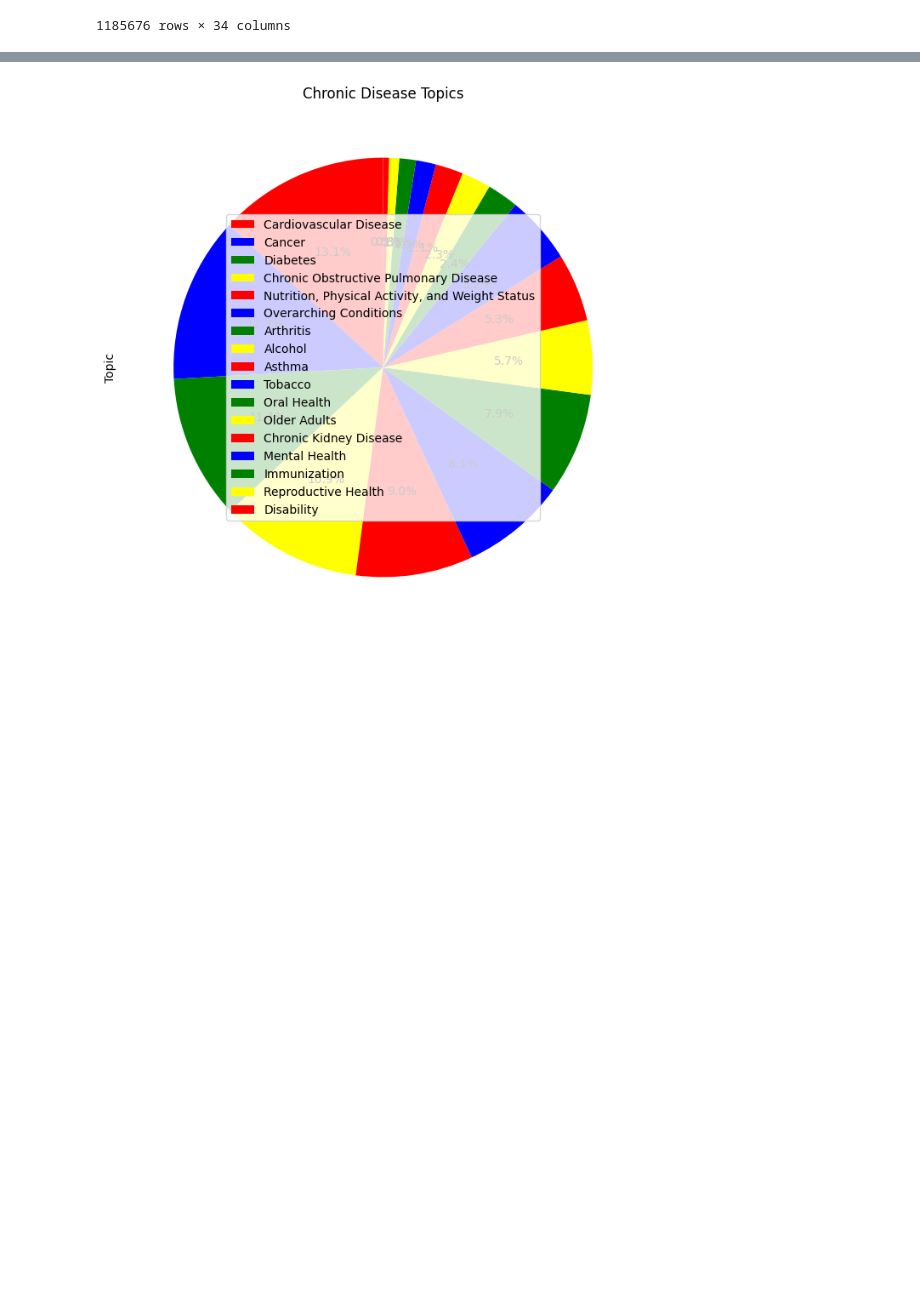
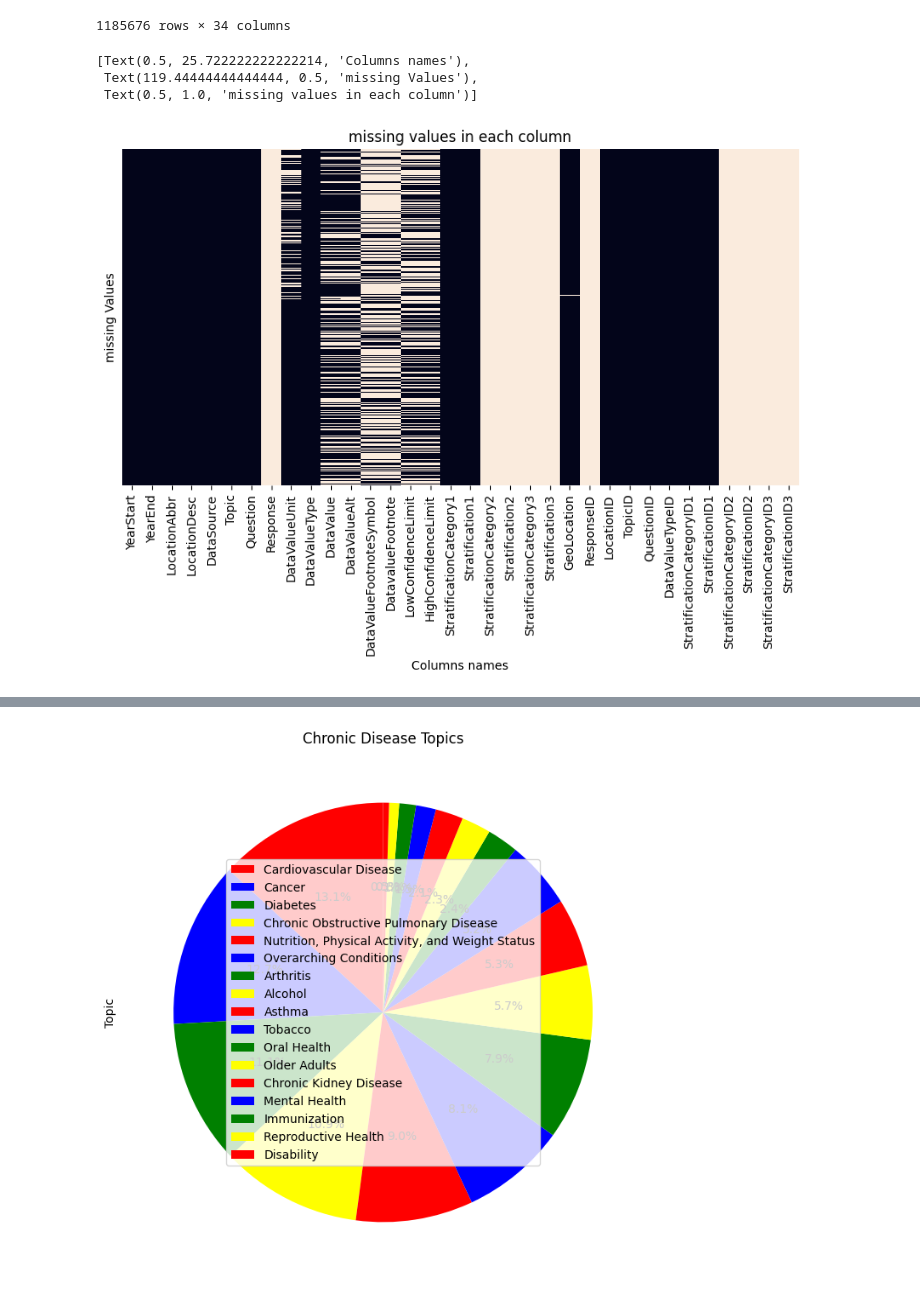
Before and after one commit to dhayapulepraneeth/py, a Jupyter notebook: plots.ipynb, the cells around one changed output, grey strips where cells are left out. Saved outputs shown, nothing was run; the diff lists cells and outputs as text; code cells hidden in the pictures; blank space fills up the shorter version.

```diff
--- a/plots.ipynb
+++ b/plots.ipynb
@@ -43,6 +73,16 @@ df
 | 1185674 | 2020 | 2020 | WY | Wyoming | BRFSS | Diabetes | Diabetes prevalence among women a... | NaN | ... |
 | 1185675 | 2019 | 2019 | RI | Rhode Island | BRFSS | Arthritis | Activity limitation due to arthri... | NaN | ... |
 1185676 rows × 34 columns
+# %%
+#checking the missing values
+plt.figure(figsize=(10,5))
+ax = sns.heatmap(df.isnull(),yticklabels = False, cbar = False, linecolor='white')
+ax.set(xlabel = 'Columns names', ylabel = 'missing Values', title = 'missing values in each column')
+# %% [output]
+[Text(0.5, 25.722222222222214, 'Columns names'),
+ Text(119.44444444444444, 0.5, 'missing Values'),
+ Text(0.5, 1.0, 'missing values in each column')]
+[figure, added]
 # %%
 #droping the columns
 df = df.drop(['DataSource','LowConfidenceLimit','HighConfidenceLimit','LocationID',
```
Also changed, not shown: parts of 37 cells of this notebook.
